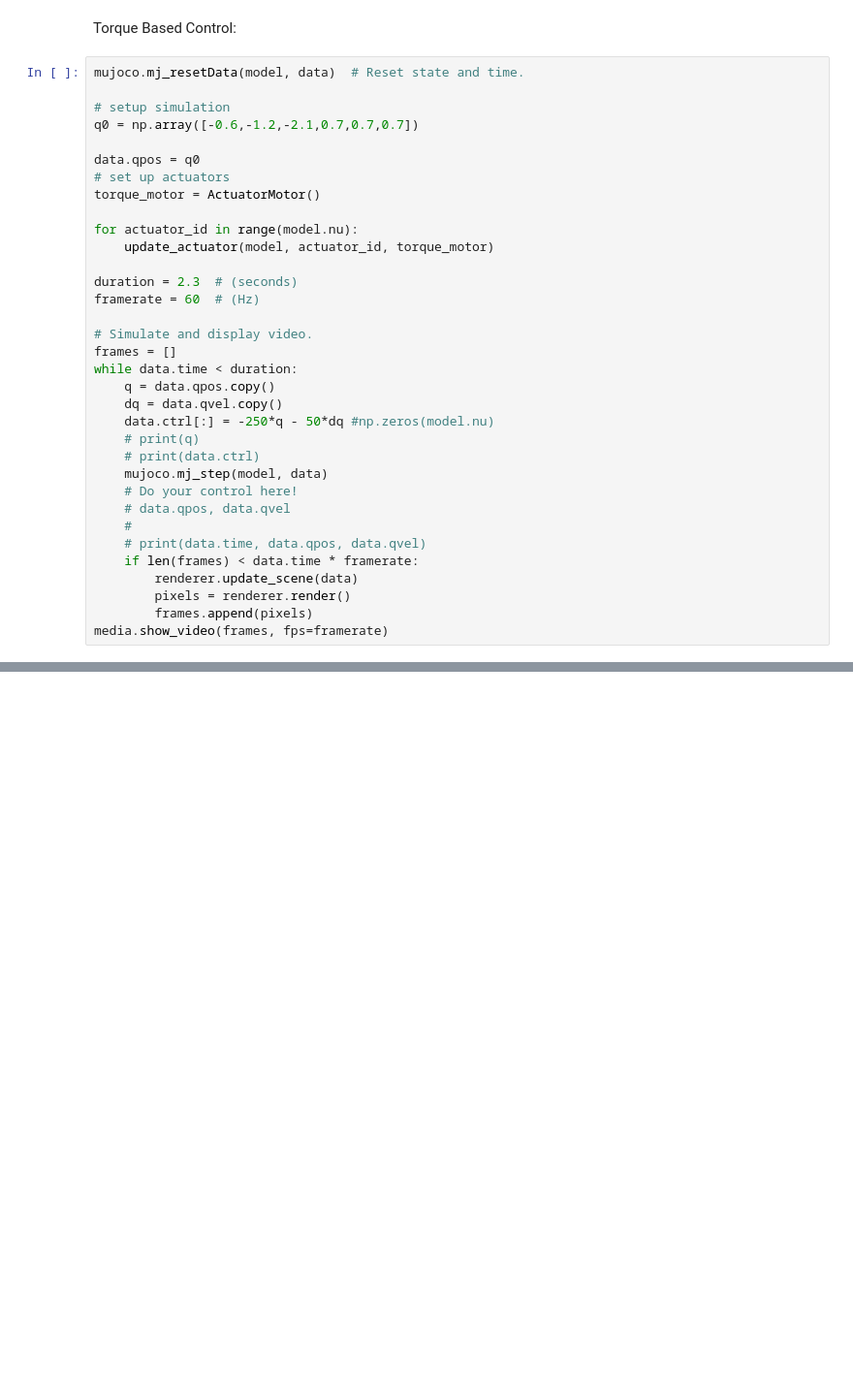
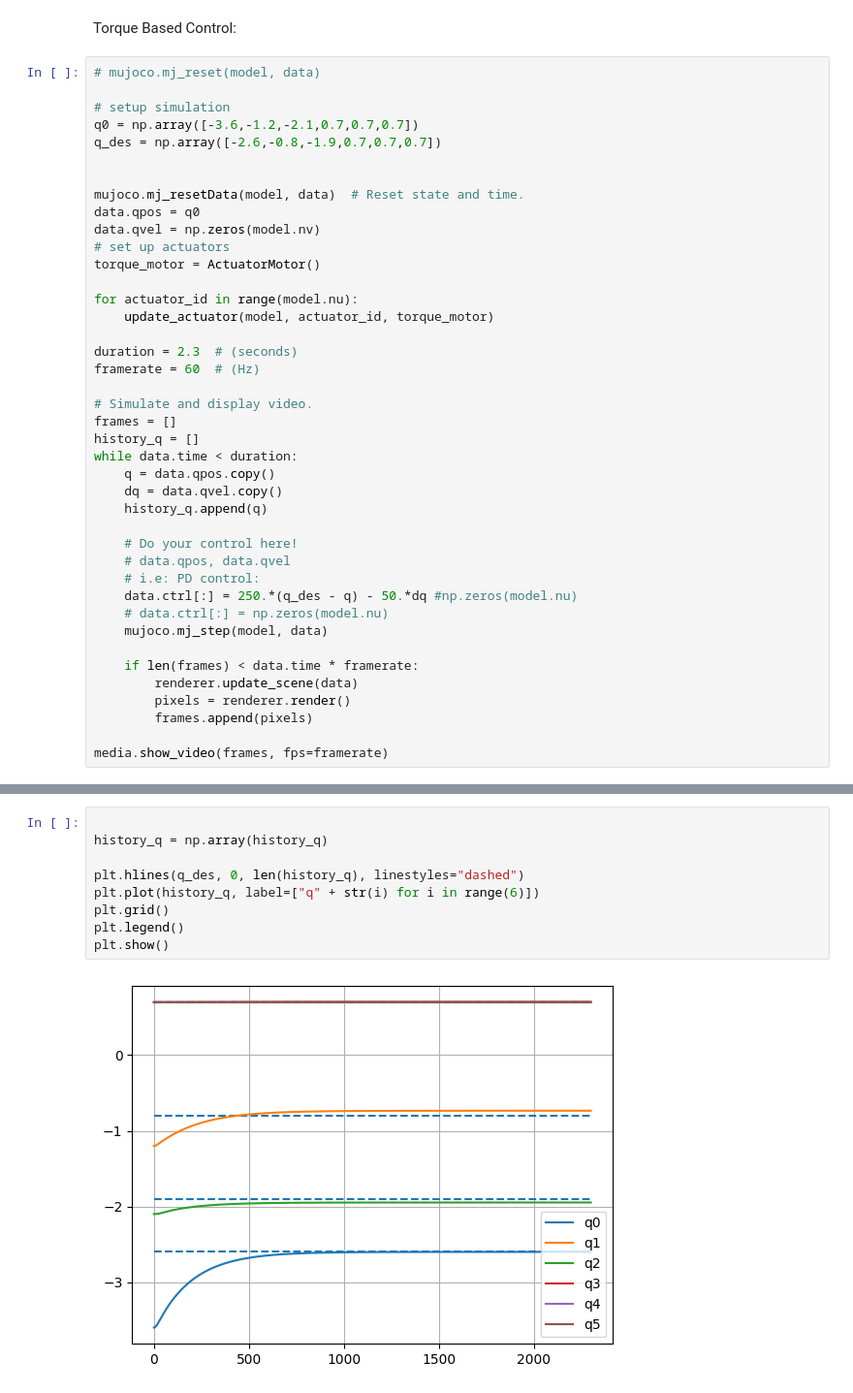
Before and after one commit to simeon-ned/forc, a Jupyter notebook: practices/01_mujoco/tutorial.ipynb, the cells around one changed output, grey strips where cells are left out. Shown at 97% size. Drawn from its saved outputs; the diff is of its cells as text; blank space fills up the shorter version.

Commit message:
added kuka, debuged ur torque control

```diff
--- a/practices/01_mujoco/tutorial.ipynb
+++ b/practices/01_mujoco/tutorial.ipynb
@@ -503,12 +508,16 @@ plt.show()
 # %% [markdown]
 Torque Based Control:
 # %%
-mujoco.mj_resetData(model, data)  # Reset state and time.
+# mujoco.mj_reset(model, data)
 
 # setup simulation
-q0 = np.array([-0.6,-1.2,-2.1,0.7,0.7,0.7])
+q0 = np.array([-3.6,-1.2,-2.1,0.7,0.7,0.7])
+q_des = np.array([-2.6,-0.8,-1.9,0.7,0.7,0.7])
 
+
+mujoco.mj_resetData(model, data)  # Reset state and time.
 data.qpos = q0
+data.qvel = np.zeros(model.nv)
 # set up actuators
 torque_motor = ActuatorMotor()
 
@@ -520,20 +529,23 @@ framerate = 60  # (Hz)
 
 # Simulate and display video.
 frames = []
+history_q = []
 while data.time < duration:
     q = data.qpos.copy()
     dq = data.qvel.copy()
-    data.ctrl[:] = -250*q - 50*dq #np.zeros(model.nu)
-    # print(q)
-    # print(data.ctrl)
-    mujoco.mj_step(model, data)
+    history_q.append(q)
+
     # Do your control here!
     # data.qpos, data.qvel
-    #
-    # print(data.time, data.qpos, data.qvel)
+    # i.e: PD control:
+    data.ctrl[:] = 250.*(q_des - q) - 50.*dq #np.zeros(model.nu)
+    # data.ctrl[:] = np.zeros(model.nu)
+    mujoco.mj_step(model, data)
+
     if len(frames) < data.time * framerate:
         renderer.update_scene(data)
         pixels = renderer.render()
         frames.append(pixels)
+
 media.show_video(frames, fps=framerate)
 # %% [output]
@@ -557 +552,12 @@ media.show_video(frames, fps=framerate)
 |  |
+# %%
+
+history_q = np.array(history_q)
+
+plt.hlines(q_des, 0, len(history_q), linestyles="dashed")
+plt.plot(history_q, label=["q" + str(i) for i in range(6)])
+plt.grid()
+plt.legend()
+plt.show()
+# %% [output]
+[figure, added]
```
Also changed, not shown: parts of 4 cells of this notebook, 19 other files.
